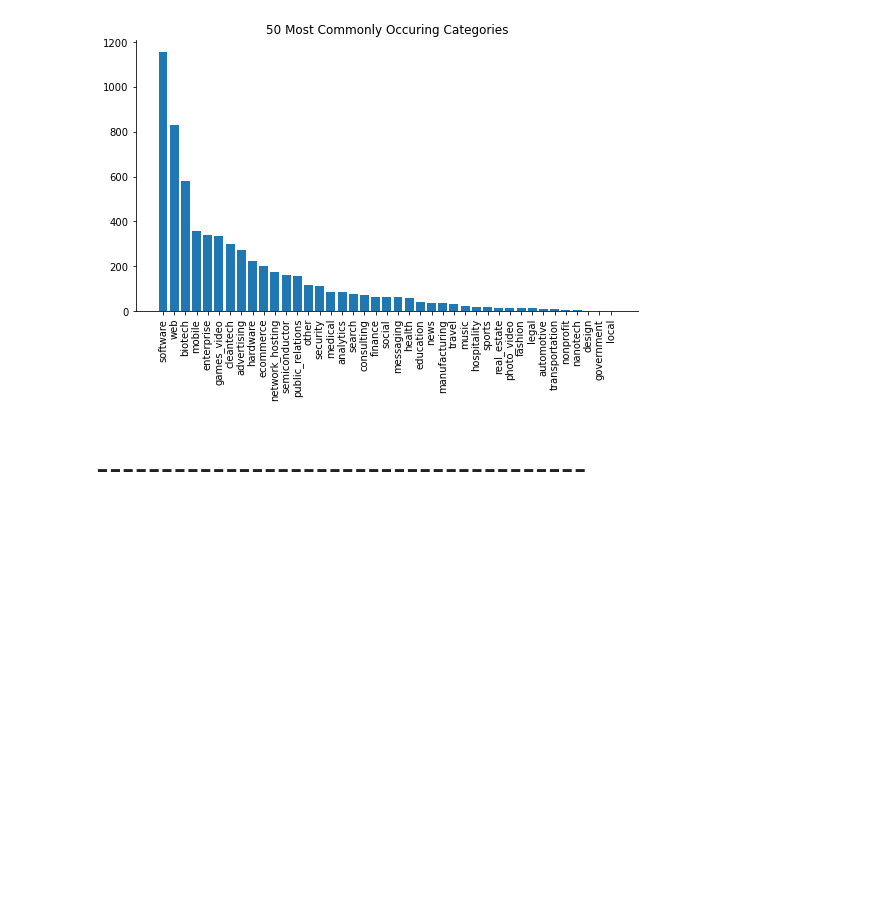
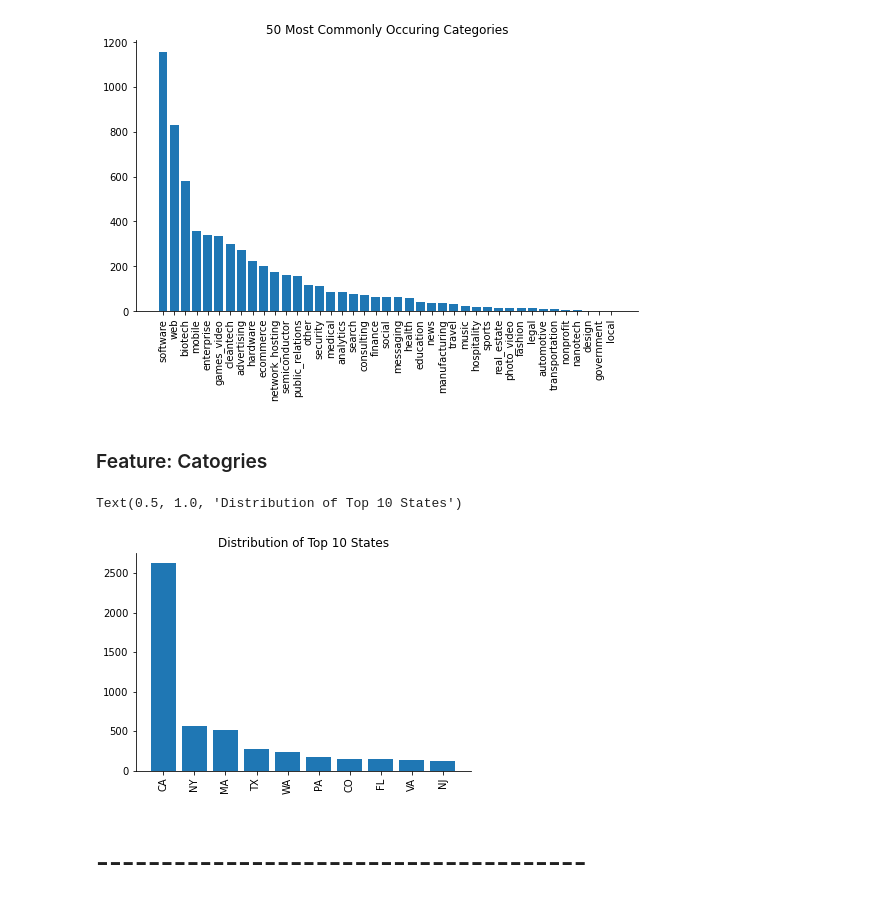
Before and after one commit to Raghad09/ClassificationProject, a Jupyter notebook: Code/1_Data Cleaning.ipynb, the cells around one changed output. Saved outputs shown, nothing was run; the diff lists cells and outputs as text; code cells hidden in the pictures; blank space fills up the shorter version.

```diff
--- a/Code/1_Data Cleaning.ipynb
+++ b/Code/1_Data Cleaning.ipynb
@@ -396,6 +396,22 @@ plt.title('50 Most Commonly Occuring Categories')
 sns.despine()
 # %% [output]
 [figure]
+# %% [markdown]
+### Feature: Catogries
+# %%
+#fill misiing values
+nonoperating_companies.country_code.fillna('unknown', inplace=True)
+# %%
+# Look at distribution
+country_dist = nonoperating_companies.groupby(
+    'state_code').size().sort_values(ascending=False)
+plt.bar(country_dist[0:10].index, height=country_dist[0:10].values)
+plt.xticks(rotation=90)
+sns.despine()
+plt.title('Distribution of Top 10 States')
+# %% [output]
+Text(0.5, 1.0, 'Distribution of Top 10 States')
+[figure, added]
 # %% [markdown]
 # --------------------------------------
 # %%
```
Also changed, not shown: parts of 1 cell of this notebook, 1 other file.
